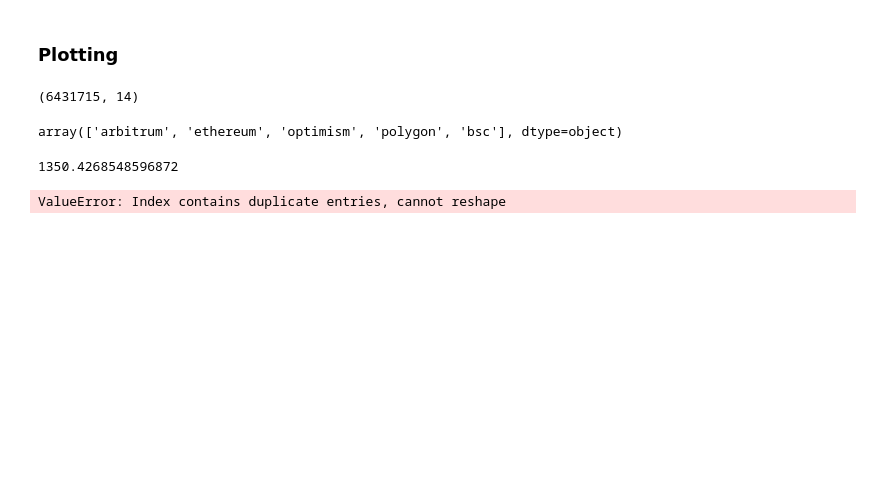
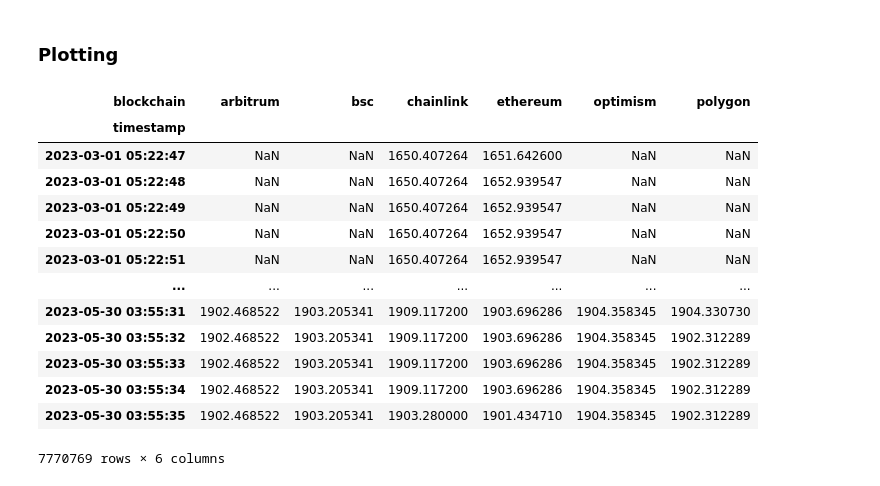
Before and after one commit to Evan-Kim2028/cross_chain_dexes, a Jupyter notebook: cross_chain_prices.ipynb, the cells around one changed output. Cells and saved outputs as stored; diff of their text form; code cells hidden in the pictures; blank space fills up the shorter version.

```diff
--- a/cross_chain_prices.ipynb
+++ b/cross_chain_prices.ipynb
@@ -79,0 +115,22 @@ filter_swap_df.shape
+# %%
+# TODO - optimize forward fill with polars instead of pandas?
+# https://stackoverflow.com/questions/73917061/forward-filling-by-column-values-in-python-polars
+
+# first get list of unique blockchain values
+blockchain_list = dex_price_df['blockchain'].unique().tolist()
+
+for blockchain in blockchain_list:
+    # filter dex_price_df by blockchain
+    filter_dex_price_df = dex_price_df[dex_price_df['blockchain'] == blockchain]
+    # left merge chain_df with empty timestamps_df
+    merged_df = pd.merge(price_index, filter_dex_price_df[['timestamp', 'price']], on='timestamp', how='left')
+    # Forward-fill missing values
+    merged_df.fillna(method='ffill', inplace=True)
+    # calucate the mean values of duplicate entries
+    merged_df = merged_df.groupby('timestamp').mean().reset_index()
+    # sort by timestamp
+    merged_df = merged_df.sort_values('timestamp', ascending=True)
+
+    # add blockchain column
+    merged_df['blockchain'] = blockchain
+    df_data.append(merged_df)
@@ -79,0 +149,3 @@ filter_swap_df.shape
+# %%
+# concat price_chain_oracle and all dfs in df_data
+final_price_oracle_df = pd.concat([price_oracle_chain_df] + df_data)
@@ -87,22 +173,23 @@ swap_df_pandas['executionPrice'] = swap_df_pandas.groupby('blockchain')['executi
-# %%
-swap_df_pandas.shape
-# %% [output]
-(6431715, 14)
-# %%
-# print unique groupby values in swap_df_pandas
-swap_df_pandas['blockchain'].unique()
-# %% [output]
-array(['arbitrum', 'ethereum', 'optimism', 'polygon', 'bsc'], dtype=object)
-# %%
-# get max execution price
-swap_df_pandas['executionPrice'].min()
-# %% [output]
-1350.4268548596872
 # %%
 # reset index
-swap_df_pandas = swap_df_pandas.reset_index()
+plot_df = final_price_oracle_df.reset_index()
 # %%
 # pivot blockchain column to column headers. Make token the index
-pivot_df = swap_df_pandas.pivot(index='blockchain', columns='timestamp', values='executionPrice')
+pivot_df = plot_df.pivot(index='timestamp', columns='blockchain', values='price')
-# %% [output]
-ValueError: Index contains duplicate entries, cannot reshape
+# %%
+pivot_df
+# %% [output]
+| blockchain | arbitrum | bsc | chainlink | ethereum | optimism | polygon |
+| timestamp |  |  |  |  |  |  |
+| 2023-03-01 05:22:47 | NaN | NaN | 1650.407264 | 1651.642600 | NaN | NaN |
+| 2023-03-01 05:22:48 | NaN | NaN | 1650.407264 | 1652.939547 | NaN | NaN |
+| 2023-03-01 05:22:49 | NaN | NaN | 1650.407264 | 1652.939547 | NaN | NaN |
+| 2023-03-01 05:22:50 | NaN | NaN | 1650.407264 | 1652.939547 | NaN | NaN |
+| 2023-03-01 05:22:51 | NaN | NaN | 1650.407264 | 1652.939547 | NaN | NaN |
+| ... | ... | ... | ... | ... | ... | ... |
+| 2023-05-30 03:55:31 | 1902.468522 | 1903.205341 | 1909.117200 | 1903.696286 | 1904.358345 | 1904.330730 |
+| 2023-05-30 03:55:32 | 1902.468522 | 1903.205341 | 1909.117200 | 1903.696286 | 1904.358345 | 1902.312289 |
+| 2023-05-30 03:55:33 | 1902.468522 | 1903.205341 | 1909.117200 | 1903.696286 | 1904.358345 | 1902.312289 |
+| 2023-05-30 03:55:34 | 1902.468522 | 1903.205341 | 1909.117200 | 1903.696286 | 1904.358345 | 1902.312289 |
+| 2023-05-30 03:55:35 | 1902.468522 | 1903.205341 | 1903.280000 | 1901.434710 | 1904.358345 | 1902.312289 |
+7770769 rows × 6 columns
```
Also changed, not shown: parts of 22 cells of this notebook, 1 other file.
